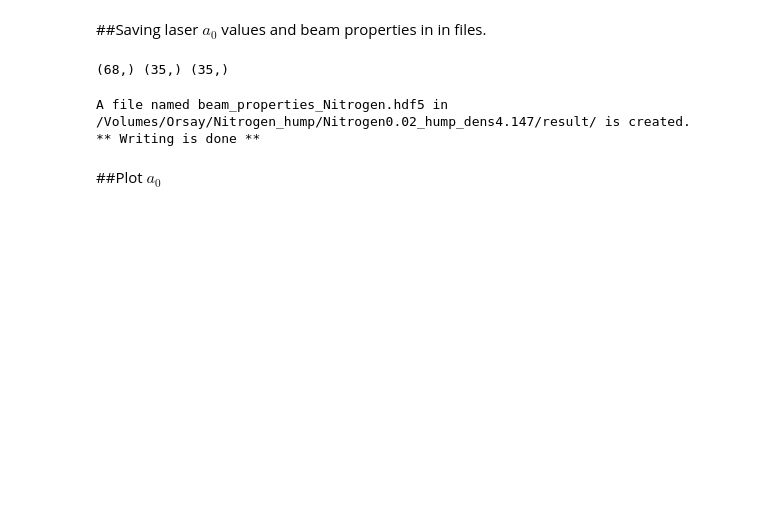
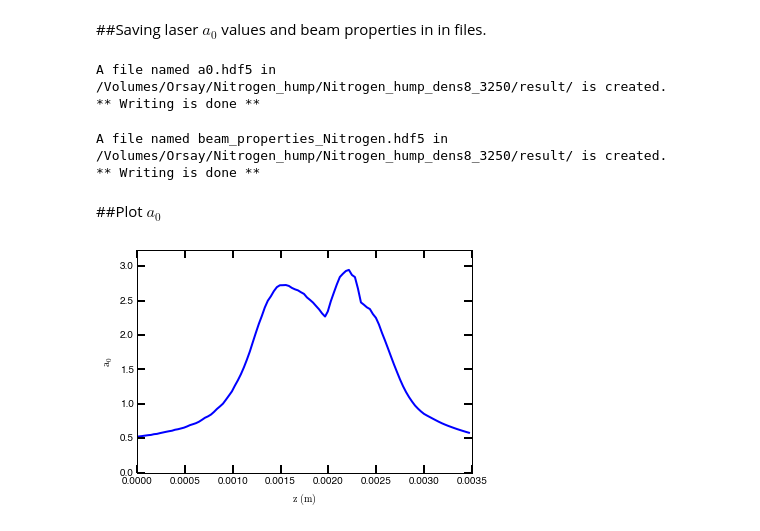
Before and after one commit to kcirtap2014/LPA_PDB_diagnostics, a Jupyter notebook: quickstart_notebook/quickstart_multiple.ipynb, the cells around one changed output. Saved outputs shown, nothing was run; the diff lists cells and outputs as text; code cells hidden in the pictures; blank space fills up the shorter version.

```diff
--- a/quickstart_notebook/quickstart_multiple.ipynb
+++ b/quickstart_notebook/quickstart_multiple.ipynb
@@ -236,49 +248,48 @@ A file named Normalized_Fields_204000.hdf5 in /Volumes/Orsay/Nitrogen_hump/Nitro
 # %% [markdown]
 ##Saving laser $a_0$ values and beam properties in  in files.
 # %%
-if l_a0:
-    qname = ["z", "a0" ]
-    f = FileWriting(qname, "a0")
-    stacked_data = np.stack(( z_a0, a0 ), axis=0)
-    f.write(stacked_data, np.shape(stacked_data),
+qname = ["z", "a0" ]
+f = FileWriting(qname, "a0")
+stacked_data = np.stack(( z_a0, a0 ), axis=0)
+f.write(stacked_data, np.shape(stacked_data),
             attrs = ["m", "arb. unit" ])
+# %% [output]
+A file named a0.hdf5 in /Volumes/Orsay/Nitrogen_hump/Nitrogen_hump_dens8_3250/result/ is created.
+** Writing is done **
-# %%
-print np.shape(longitudinal_position), np.shape(deltaE), np.shape(long_position)
-# %% [output]
-(68,) (35,) (35,)
 # %%
 long_position = longitudinal_position[first:last]
 # %%
 if l_particle:
     qname = ["val", "deltaE", "deltaEE", "emitx", "emity", "divx",
-             "divy", "charge"]
+             "divy", "charge", "z_std", "x_std"]
     f = FileWriting(qname, "beam_properties_Nitrogen")
     stacked_data = np.stack(( long_position, deltaE, deltaEE, emitx, emity,
-                             divx, divy, charge), axis=0)
+                             divx, divy, charge, zstd, xstd ), axis=0)
     f.write(stacked_data, np.shape(stacked_data),
              attrs = [ "m", "MeV", "%", "m.rad", "m.rad", "rad", "rad",
-                      "C"])
+                      "C", "um", "um"])
 # %% [output]
-A file named beam_properties_Nitrogen.hdf5 in /Volumes/Orsay/Nitrogen_hump/Nitrogen0.02_hump_dens4.147/result/ is created.
+A file named beam_properties_Nitrogen.hdf5 in /Volumes/Orsay/Nitrogen_hump/Nitrogen_hump_dens8_3250/result/ is created.
 ** Writing is done **
 # %% [markdown]
 ##Plot $a_0$
 # %%
-if l_a0:
-    if 'inline' in matplotlib.get_backend():
-        fig, ax = plt.subplots( dpi=150 )
-    else:
-        fig, ax = plt.subplots( figsize=(10,8) )
+if 'inline' in matplotlib.get_backend():
+    fig, ax = plt.subplots( dpi=150 )
+else:
+    fig, ax = plt.subplots( figsize=(10,8) )
 
-    fig.patch.set_facecolor('white')
-    ax.plot(z_a0, a0, linewidth = 2)
+fig.patch.set_facecolor('white')
+ax.plot(z_a0, a0, linewidth = 2)
 
-    ax.set_xlabel(r"$\mathrm{z\,(m)}$")
-    ax.set_ylabel(r"$\mathrm{a_0}$")
-    ax.set_ylim(0.0, 1.1*max(a0))
-    ax.xaxis.set_tick_params(width=2, length = 8)
-    ax.yaxis.set_tick_params(width=2, length = 8)
-    font = {'family':'sans-serif'}
-    plt.rc('font', **font)
+ax.set_xlabel(r"$\mathrm{z\,(m)}$")
+ax.set_ylabel(r"$\mathrm{a_0}$")
+ax.set_ylim(0.0, 1.1*max(a0))
+ax.xaxis.set_tick_params(width=2, length = 8)
+ax.yaxis.set_tick_params(width=2, length = 8)
+font = {'family':'sans-serif'}
+plt.rc('font', **font)
 
-    fig.savefig(res_path + "a0.pdf")
+fig.savefig(res_path + "a0.pdf")
+# %% [output]
+[figure, added]
```
Also changed, not shown: parts of 4 cells of this notebook, 3 other files.
